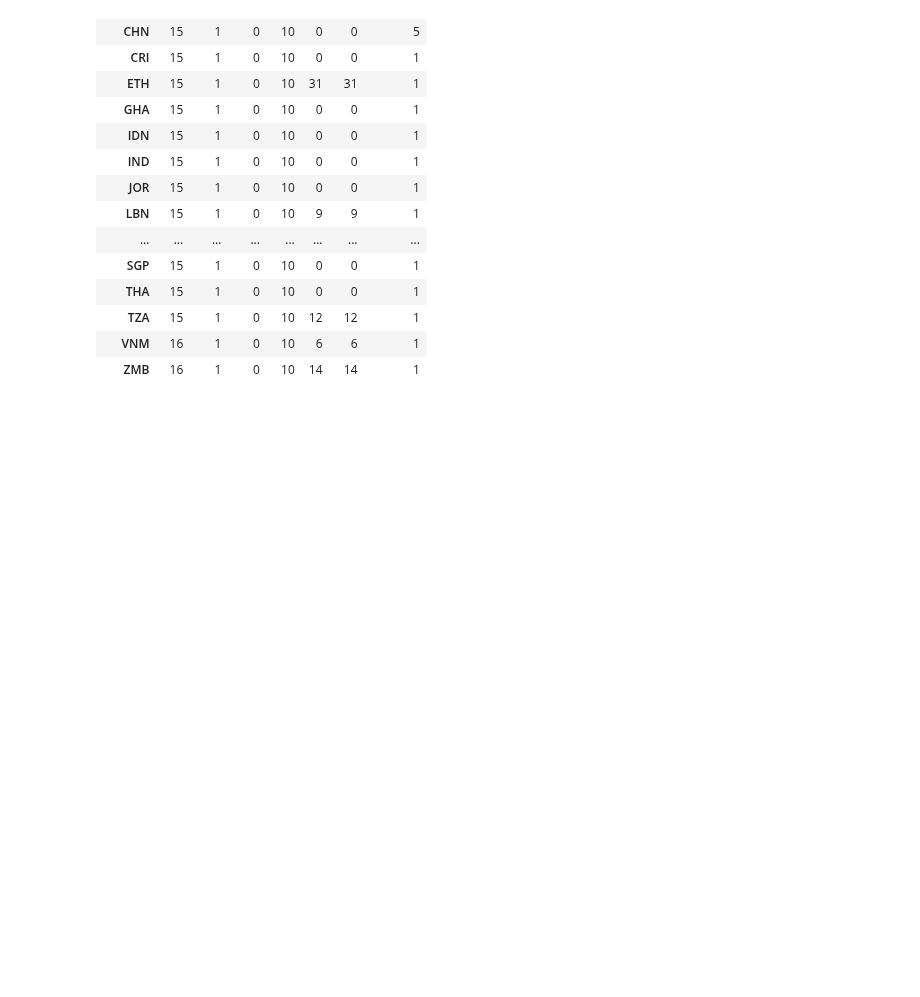
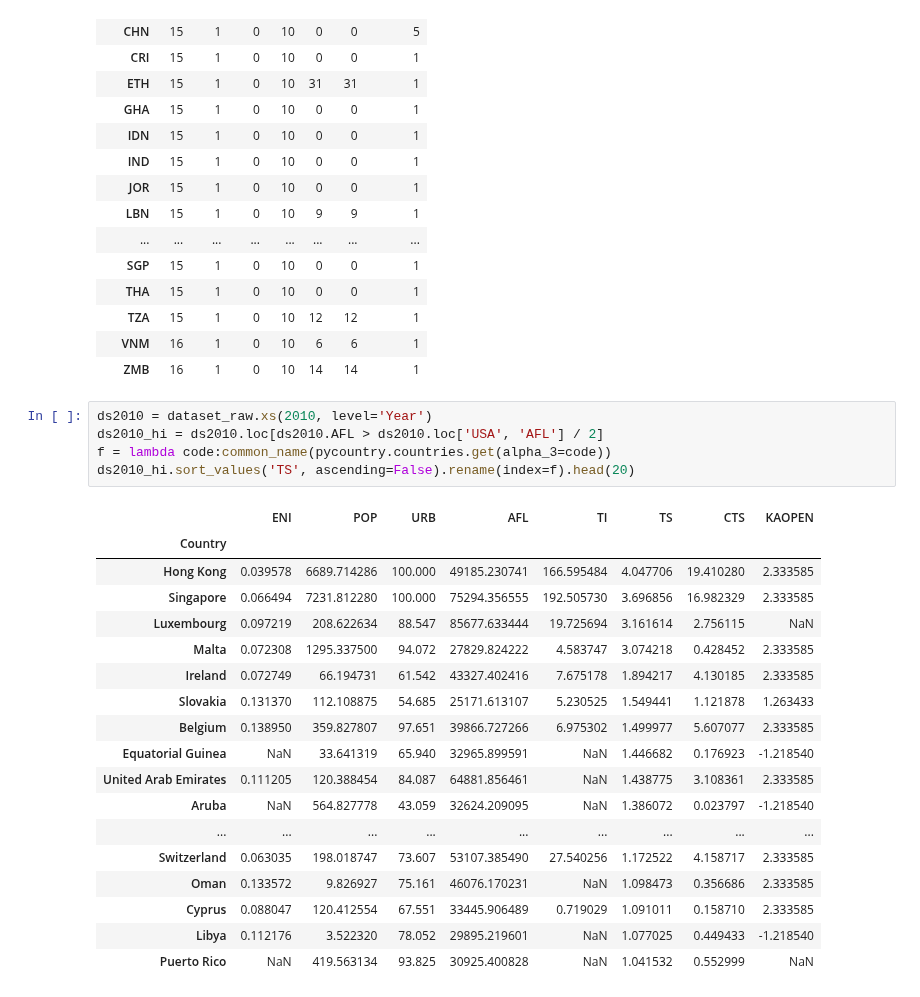
Before and after one commit to drakesiard/em-2020, a Jupyter notebook: analysis/D0_country_selection.ipynb, the cells around one changed output. Cells and saved outputs as stored; diff of their text form; blank space fills up the shorter version.

```diff
--- a/analysis/D0_country_selection.ipynb
+++ b/analysis/D0_country_selection.ipynb
@@ -393,3 +405,27 @@ rafiq_subset.isnull().groupby('Country').sum()
 | TZA | 15 | 1 | 0 | 10 | 12 | 12 | 1 |
 | VNM | 16 | 1 | 0 | 10 | 6 | 6 | 1 |
 | ZMB | 16 | 1 | 0 | 10 | 14 | 14 | 1 |
+# %%
+ds2010 = dataset_raw.xs(2010, level='Year')
+ds2010_hi = ds2010.loc[ds2010.AFL > ds2010.loc['USA', 'AFL'] / 2]
+f = lambda code:common_name(pycountry.countries.get(alpha_3=code))
+ds2010_hi.sort_values('TS', ascending=False).rename(index=f).head(20)
+# %% [output]
+|  | ENI | POP | URB | AFL | TI | TS | CTS | KAOPEN |
+| Country |  |  |  |  |  |  |  |  |
+| Hong Kong | 0.039578 | 6689.714286 | 100.000 | 49185.230741 | 166.595484 | 4.047706 | 19.410280 | 2.333585 |
+| Singapore | 0.066494 | 7231.812280 | 100.000 | 75294.356555 | 192.505730 | 3.696856 | 16.982329 | 2.333585 |
+| Luxembourg | 0.097219 | 208.622634 | 88.547 | 85677.633444 | 19.725694 | 3.161614 | 2.756115 | NaN |
+| Malta | 0.072308 | 1295.337500 | 94.072 | 27829.824222 | 4.583747 | 3.074218 | 0.428452 | 2.333585 |
+| Ireland | 0.072749 | 66.194731 | 61.542 | 43327.402416 | 7.675178 | 1.894217 | 4.130185 | 2.333585 |
+| Slovakia | 0.131370 | 112.108875 | 54.685 | 25171.613107 | 5.230525 | 1.549441 | 1.121878 | 1.263433 |
+| Belgium | 0.138950 | 359.827807 | 97.651 | 39866.727266 | 6.975302 | 1.499977 | 5.607077 | 2.333585 |
+| Equatorial Guinea | NaN | 33.641319 | 65.940 | 32965.899591 | NaN | 1.446682 | 0.176923 | -1.218540 |
+| United Arab Emirates | 0.111205 | 120.388454 | 84.087 | 64881.856461 | NaN | 1.438775 | 3.108361 | 2.333585 |
+| Aruba | NaN | 564.827778 | 43.059 | 32624.209095 | NaN | 1.386072 | 0.023797 | -1.218540 |
+| ... | ... | ... | ... | ... | ... | ... | ... | ... |
+| Switzerland | 0.063035 | 198.018747 | 73.607 | 53107.385490 | 27.540256 | 1.172522 | 4.158717 | 2.333585 |
+| Oman | 0.133572 | 9.826927 | 75.161 | 46076.170231 | NaN | 1.098473 | 0.356686 | 2.333585 |
+| Cyprus | 0.088047 | 120.412554 | 67.551 | 33445.906489 | 0.719029 | 1.091011 | 0.158710 | 2.333585 |
+| Libya | 0.112176 | 3.522320 | 78.052 | 29895.219601 | NaN | 1.077025 | 0.449433 | -1.218540 |
+| Puerto Rico | NaN | 419.563134 | 93.825 | 30925.400828 | NaN | 1.041532 | 0.552999 | NaN |
```
Also changed, not shown: parts of 2 cells of this notebook, 21 other files.
